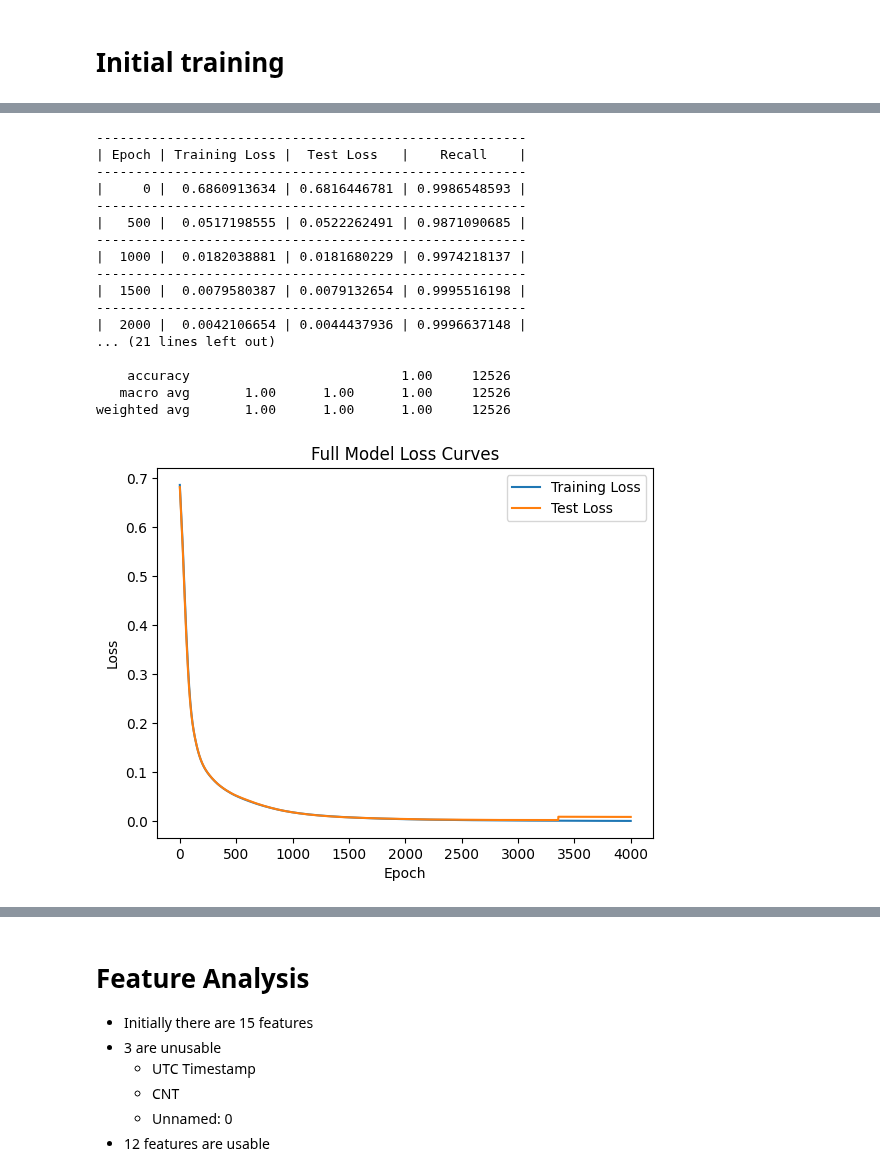
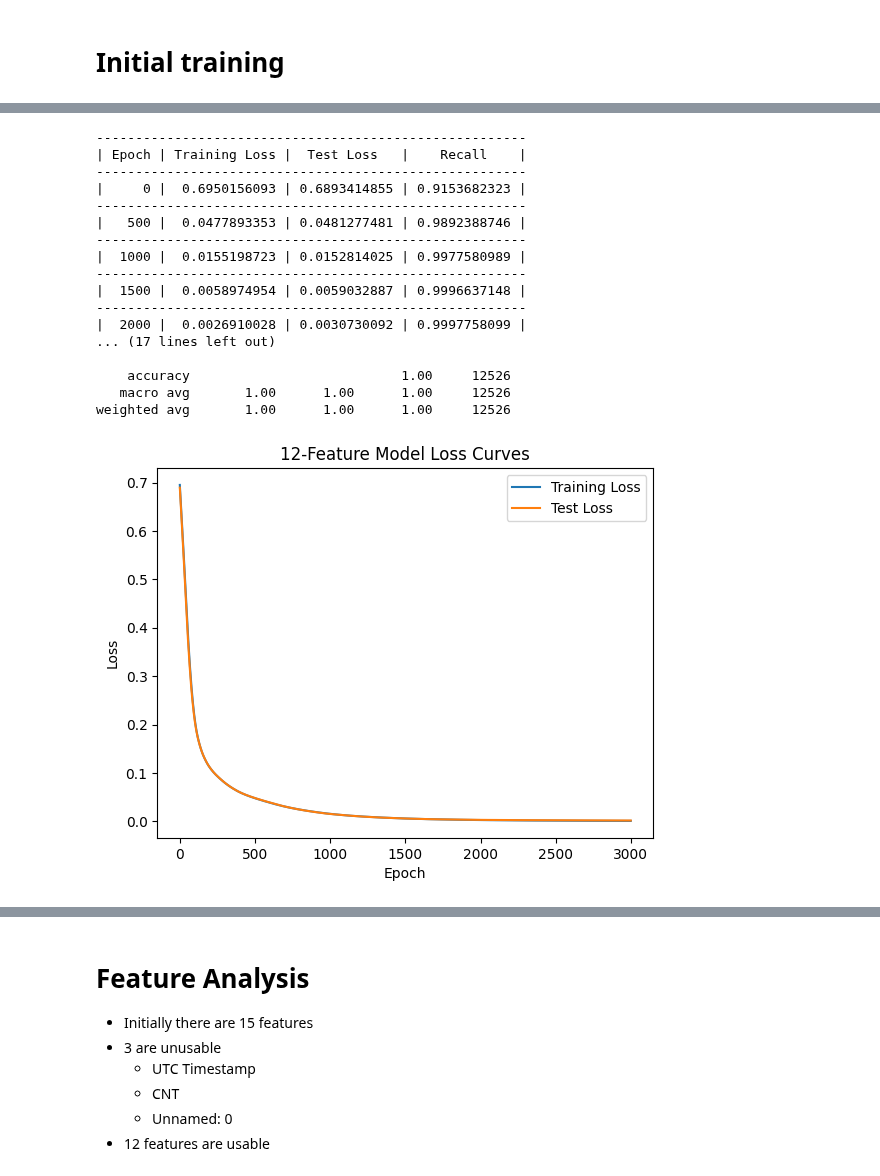
Before and after one commit to jaskinkabir/Intro_ML_Project, a Jupyter notebook: Proj.ipynb, the cells around one changed output, grey strips where cells are left out. Cells and saved outputs as stored; diff of their text form; code cells hidden in the pictures.

```diff
--- a/Proj.ipynb
+++ b/Proj.ipynb
@@ -32,8 +35,6 @@ from alarmnetclass import AlarmNet
 import torch
 from torch import nn
 
-alpha = 1e-2
-epochs = 3000
 device = 'cuda' if torch.cuda.is_available() else 'cpu'
 full_model = AlarmNet(
     num_features=X_train_raw.shape[1],
@@ -41,39 +42,39 @@ full_model = AlarmNet(
     hidden_layers=[64, 32]
 
 ).to(device)
 
 X_train_raw_device = torch.tensor(X_train_raw).float().to(device)
 X_test_raw_device = torch.tensor(X_test_raw).float().to(device)
 Y_train_raw_device = torch.tensor(Y_train_raw).float().view(-1, 1).to(device)
 Y_test_raw_device = torch.tensor(Y_test_raw).float().view(-1, 1).to(device)
 
 full_model.train(
-    epochs=4000,
+    epochs=3000,
     X_train=X_train_raw_device,
     X_test=X_test_raw_device,
     Y_train=Y_train_raw_device,
     Y_test=Y_test_raw_device,
     alpha=1e-3,
     print_epoch = 500
 )
 full_model.print_results()
-full_model.plot_training("Full Model Loss Curves")
+full_model.plot_training("12-Feature Model Loss Curves")
 # %% [output]
 -------------------------------------------------------
 | Epoch | Training Loss |  Test Loss   |    Recall    |
 -------------------------------------------------------
-|     0 |  0.6860913634 | 0.6816446781 | 0.9986548593 |
+|     0 |  0.6950156093 | 0.6893414855 | 0.9153682323 |
 -------------------------------------------------------
-|   500 |  0.0517198555 | 0.0522262491 | 0.9871090685 |
+|   500 |  0.0477893353 | 0.0481277481 | 0.9892388746 |
 -------------------------------------------------------
-|  1000 |  0.0182038881 | 0.0181680229 | 0.9974218137 |
+|  1000 |  0.0155198723 | 0.0152814025 | 0.9977580989 |
 -------------------------------------------------------
-|  1500 |  0.0079580387 | 0.0079132654 | 0.9995516198 |
+|  1500 |  0.0058974954 | 0.0059032887 | 0.9996637148 |
 -------------------------------------------------------
-|  2000 |  0.0042106654 | 0.0044437936 | 0.9996637148 |
-... (21 lines left out)
+|  2000 |  0.0026910028 | 0.0030730092 | 0.9997758099 |
+... (17 lines left out)
 
     accuracy                           1.00     12526
    macro avg       1.00      1.00      1.00     12526
 weighted avg       1.00      1.00      1.00     12526
-[figure, old version]
+[figure, new version]
```
Also changed, not shown: parts of 12 cells of this notebook, 1 other file.
